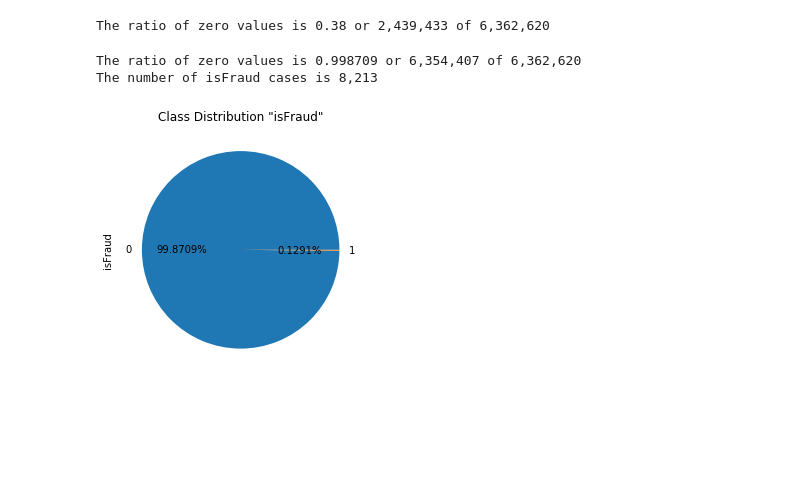
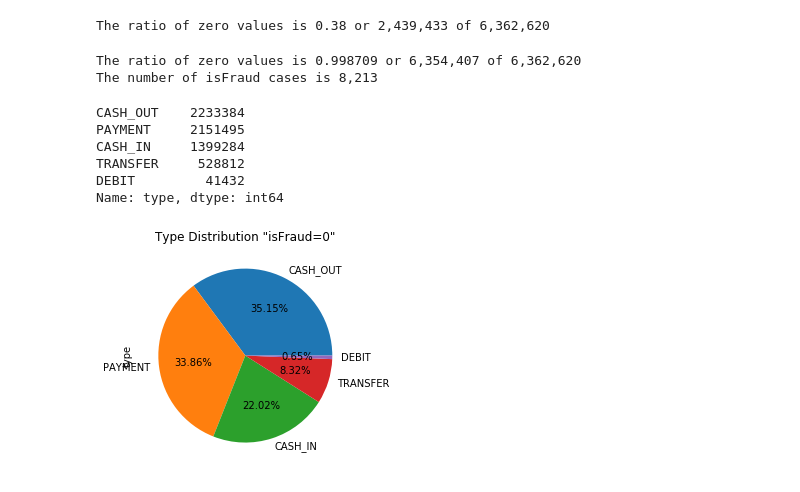
Before and after one commit to cruzer42/Capstone-Project-1-for-Springboard, a Jupyter notebook: Capstone Project1 Data Wrangling.ipynb, the cells around one changed output. Drawn from its saved outputs; the diff is of its cells as text; code cells hidden in the pictures; blank space fills up the shorter version.

```diff
--- a/Capstone Project1 Data Wrangling.ipynb
+++ b/Capstone Project1 Data Wrangling.ipynb
@@ -173,15 +173,23 @@ print('The ratio of zero values is ' + str(round(len(zero_newbalanceDest)/len(df
 The ratio of zero values is 0.38 or 2,439,433 of 6,362,620
 # %%
 # Check the count of value zero "0" for "isFraud" column and show pie chart
-# The zero is a boolean indicator, and represents a small percentage of the population
+# The zero is a boolean indicator, and represents a large percentage of the population
 zero_isFraud = df[df.isFraud == 0]
 print('The ratio of zero values is ' + str(round(len(zero_isFraud)/len(df['isFraud']),6)) + ' or '
       + '{0:,.0f}'.format(len(zero_isFraud)) + ' of ' +'{0:,.0f}'.format(len(df['isFraud'])))
 print('The number of isFraud cases is ' + '{0:,.0f}'.format(len(df['isFraud'])-len(zero_isFraud)))
-df.isFraud.value_counts().plot.pie(autopct='%.4f%%')
-plt.title('Class Distribution "isFraud"')
-plt.tight_layout()
+#df.isFraud.value_counts().plot.pie(autopct='%.4f%%')
+#plt.tight_layout()
+zero_isFraud.type.value_counts().plot.pie(autopct='%.2f%%')
+plt.title('Type Distribution "isFraud=0"')
+zero_isFraud['type'].value_counts()
 # %% [output]
 The ratio of zero values is 0.998709 or 6,354,407 of 6,362,620
 The number of isFraud cases is 8,213
+CASH_OUT    2233384
+PAYMENT     2151495
+CASH_IN     1399284
+TRANSFER     528812
+DEBIT         41432
+Name: type, dtype: int64
-[figure, old version]
+[figure, new version]
```
Also changed, not shown: parts of 8 cells of this notebook.
